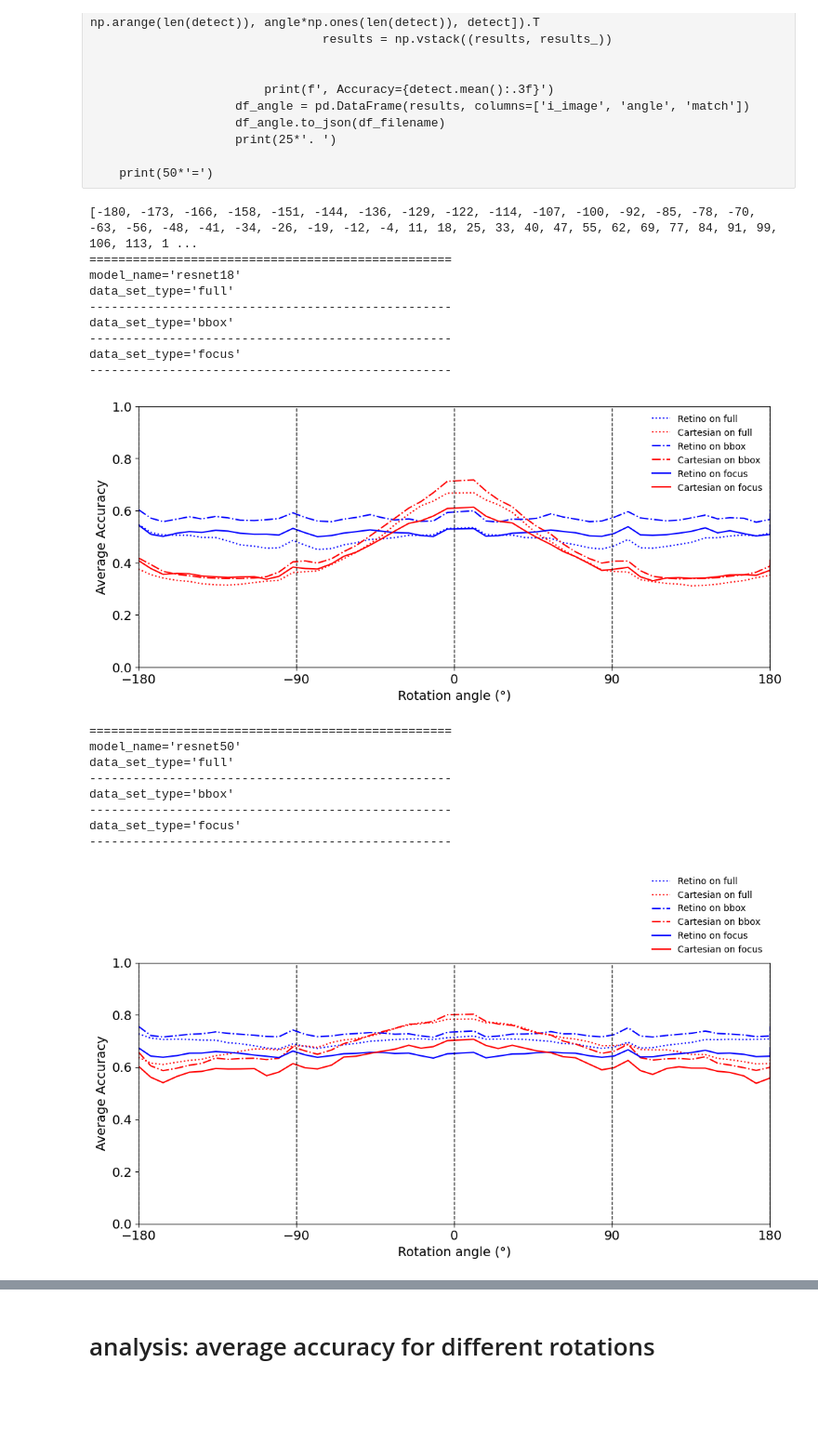
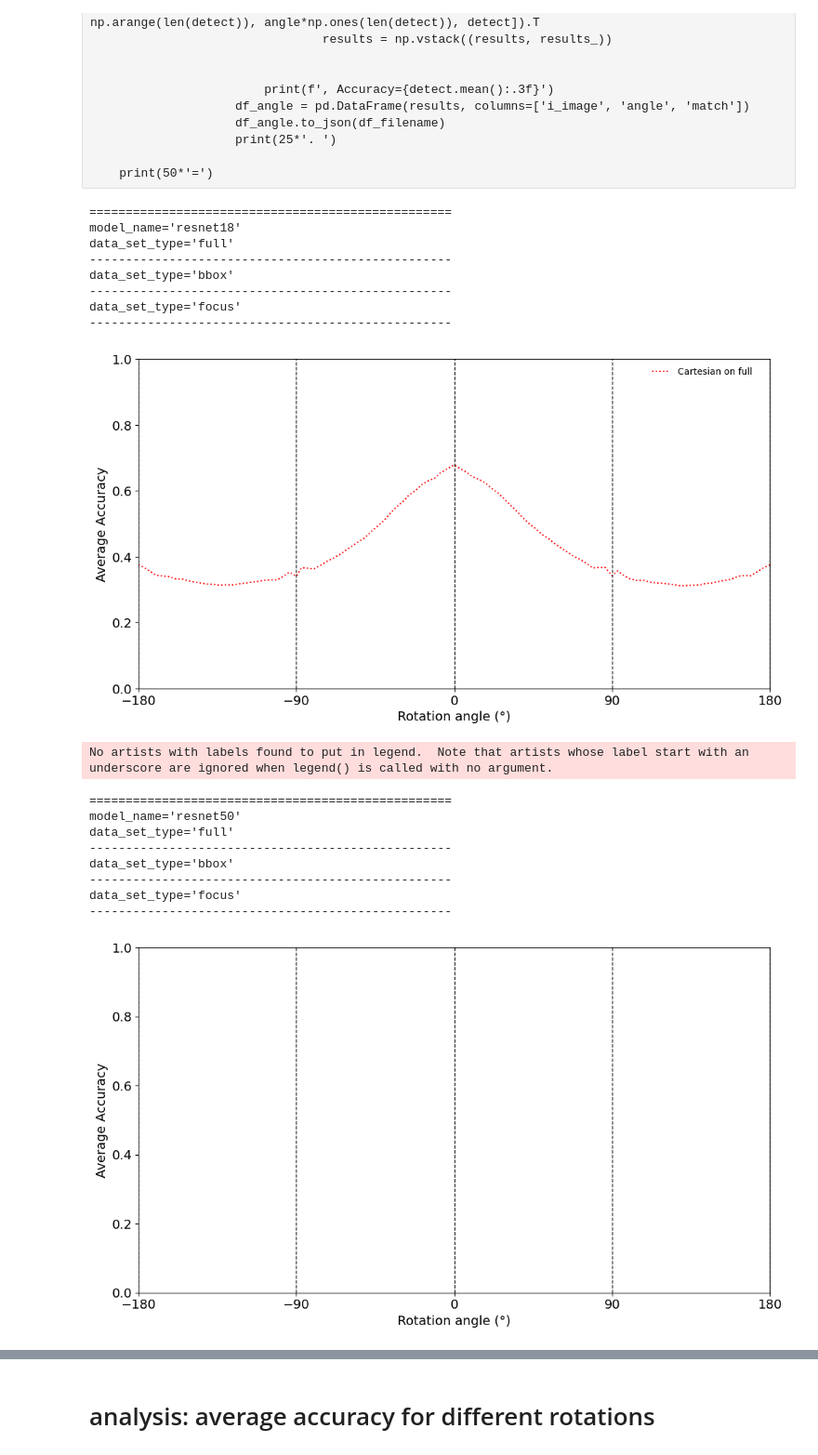
Before and after one commit to bicv/Retinotopy, a Jupyter notebook: 16_rotation_attack.ipynb, the cells around one changed output, grey strips where cells are left out. Shown at 93% size. Drawn from its saved outputs; the diff is of its cells as text; code cells hidden in the pictures; blank space fills up the shorter version.

Commit message:
minors changes to test on all models

```diff
--- a/16_rotation_attack.ipynb
+++ b/16_rotation_attack.ipynb
@@ -19,12 +19,11 @@ Random seed 1998 has been set.
 # %% [markdown]
 # testing each network for different rotations
 # %%
-
 for data_set_type in data_set_types:
-
     print(50*'=')
     print(f'{data_set_type=}')
     args = Params()
+    args.angles = np.linspace(-180, 180, 101, dtype=int)
     args.do_rotation = True
     #args.do_rot_train = True
     args.root  = f'{DATAROOT}/Imagenet_{data_set_type}' # Directory containing images
@@ -38,8 +37,8 @@ for data_set_type in data_set_types:
             args.do_polar = do_polar
             print(f'{args.do_polar=}')
             print(50*'.')
-            attack_filename = get_filename(data_cache, datetag, data_set_type, model_name, do_polar) + '_results_test-rotations_test.parquet'
-            df_filename_acc = get_filename(data_cache, datetag, data_set_type, model_name, do_polar) + '_results_test-rotations_acc.parquet'
+            attack_filename = get_filename(data_cache, datetag, data_set_type, model_name, do_polar) + '_results_attack_rotations.parquet'
+            df_filename_acc = get_filename(data_cache, datetag, data_set_type, model_name, do_polar) + '_results_rotations_accuracy.parquet'
             if os.path.isfile(df_filename_acc):
                 df_angle = pd.read_parquet(df_filename_acc)
             else:
@@ -175,14 +176,6 @@ for data_set_type in data_set_types:
 
     print(50*'=')
 # %%
-#read curves from old scripts
-angles_df = []
-for i in df_angle['var'][0].split(' '):
-    if len(i) > 1:
-        angles_df.append(int(i.replace('\n', '').replace('[', '').replace(']', '')))
-
-
-
 for model_name in  ['resnet18', 'resnet50', 'resnet101', ]:
     print(50*'=')
     print(f'{model_name=}')
@@ -193,56 +186,52 @@ for model_name in  ['resnet18', 'resnet50', 'resnet101', ]:
 
         for do_polar, color in zip([True, False], ['b', 'r']):
 
-            df_filename_acc = get_filename(data_cache, datetag, data_set_type, model_name, do_polar) + '_results_test-rotations_acc.parquet'
+            df_filename_acc = get_filename(data_cache, datetag, data_set_type, model_name, do_polar) + '_results_rotations_accuracy.parquet'
 
 
-            if os.path.isfile(df_filename):
-                df_angle = pd.read_parquet(df_filename)
+            if os.path.isfile(df_filename_acc):
+                df_angle = pd.read_parquet(df_filename_acc)
 
-                results = []
-                for i in df_angle['mean_accuracy'][0].split(' '):
-                    if len(i) > 1:
-                        results.append(float(i.replace('\n', '').replace('[', '').replace(']', '')))
 
                 label = 'Retino' if do_polar else 'Cartesian'
                 label += f' on {data_set_type}'
-                ax.plot(np.hstack((angles_df, 180)), results, color=color, ls=ls, label=label)
+                ax.plot(df_angle['var'][0], df_angle['mean_accuracy'][0], color=color, ls=ls, label=label)
 
     #ax.hlines(xmin=-185, xmax=185, y=1/2, ls='--', ec='gray')
     ax.tick_params(axis='x', labelsize=14)
     ax.tick_params(axis='y', labelsize=14)
     ax.set_xlim(-180, 180)
     ax.set_ylim(0, 1)
 
     for angle in [-180, -90, 0, 90, 180]:
         ax.axvline(x=angle, c='k', ls='--', lw=1)
     ax.set_xticks([-180, -90, 0, 90, 180])
     #ax.set_yscale("logit", use_overline=True) #one_half="1/2",
     #ax.set_yticks([.7, .75, .8])
     ax.set_ylabel('Average Accuracy', font=font)
     ax.set_xlabel('Rotation angle (°)', font=font)
     plt.legend(bbox_to_anchor=(0.8, 1), loc='best', fontsize=10, edgecolor='none')
     plt.tight_layout()
     # plt.xticks(font=font)
     # plt.yticks(font=font);
     plt.show()
 # %% [output]
-[-180, -173, -166, -158, -151, -144, -136, -129, -122, -114, -107, -100, -92, -85, -78, -70, -63, -56, -48, -41, -34, -26, -19, -12, -4, 11, 18, 25, 33, 40, 47, 55, 62, 69, 77, 84, 91, 99, 106, 113, 1 ...
 ==================================================
 model_name='resnet18'
 data_set_type='full'
 --------------------------------------------------
 data_set_type='bbox'
 --------------------------------------------------
 data_set_type='focus'
 --------------------------------------------------
-[figure, old version]
+[figure, new version]
-==================================================
-model_name='resnet50'
-data_set_type='full'
---------------------------------------------------
-data_set_type='bbox'
---------------------------------------------------
-data_set_type='focus'
---------------------------------------------------
+No artists with labels found to put in legend.  Note that artists whose label start with an underscore are ignored when legend() is called with no argument.
+==================================================
+model_name='resnet50'
+data_set_type='full'
+--------------------------------------------------
+data_set_type='bbox'
+--------------------------------------------------
+data_set_type='focus'
+--------------------------------------------------
-[figure, old version]
+[figure, new version]
```
Also changed, not shown: parts of 9 cells of this notebook, 1 other file.
